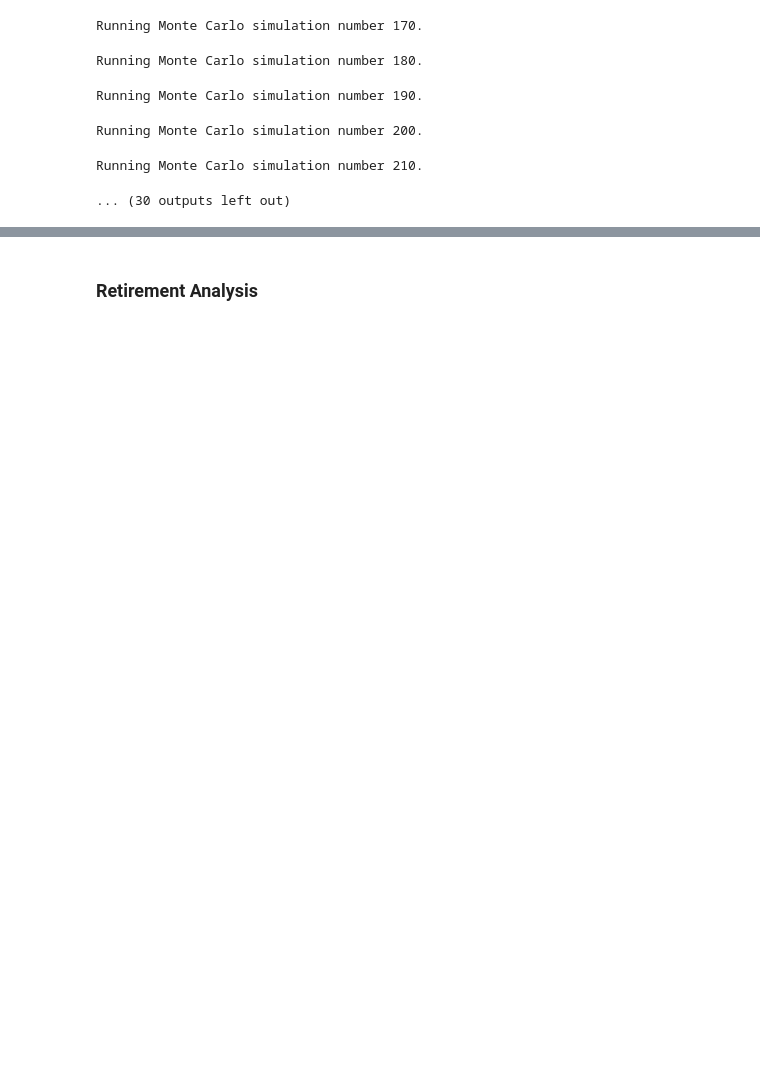
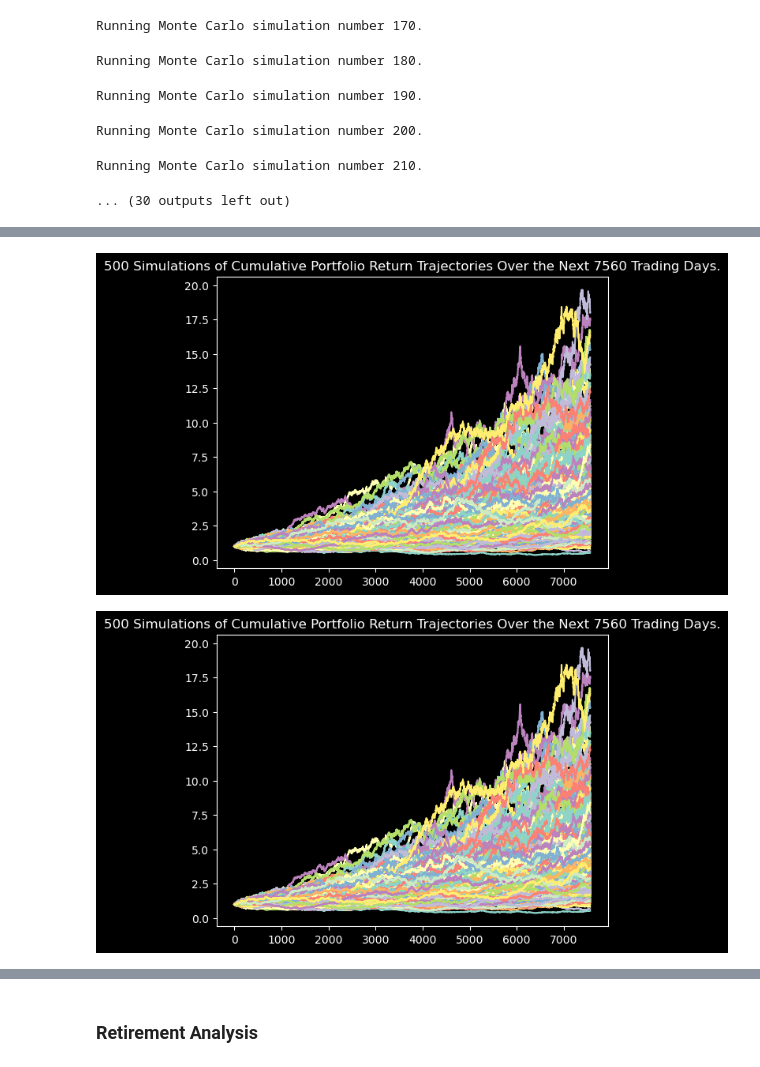
Before and after one commit to boz-tcm/api-challenge, a Jupyter notebook: financial-planner.ipynb, the cells around one changed output, grey strips where cells are left out. Drawn from its saved outputs; the diff is of its cells as text; code cells hidden in the pictures; blank space fills up the shorter version.

```diff
--- a/financial-planner.ipynb
+++ b/financial-planner.ipynb
@@ -411,0 +400,8 @@ MC_30_year.plot_simulation()
+# %%
+# Plot simulation's 500 trial outcomes
+# 500 trials of simulated daily returns accumulated over 30 years, assuming a starting portfolio of 60% SPY, 40% AGG
+MC_30_year.plot_simulation()
+MC_30_year.plot_simulation().get_figure().savefig('MC_30_year_simulation_500_trials_plot.png', bbox_inches='tight')
+# %% [output]
+[figure, added]
+[figure, added]
```
Also changed, not shown: parts of 8 cells of this notebook, 4 other files.
